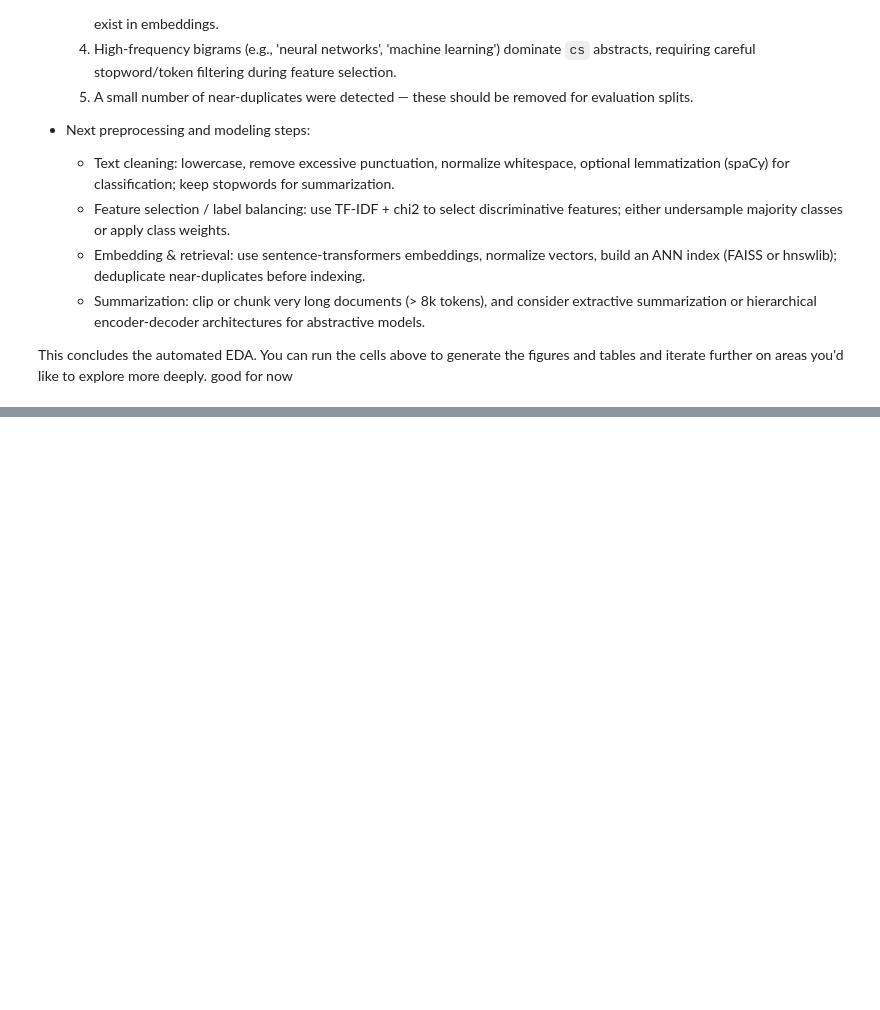
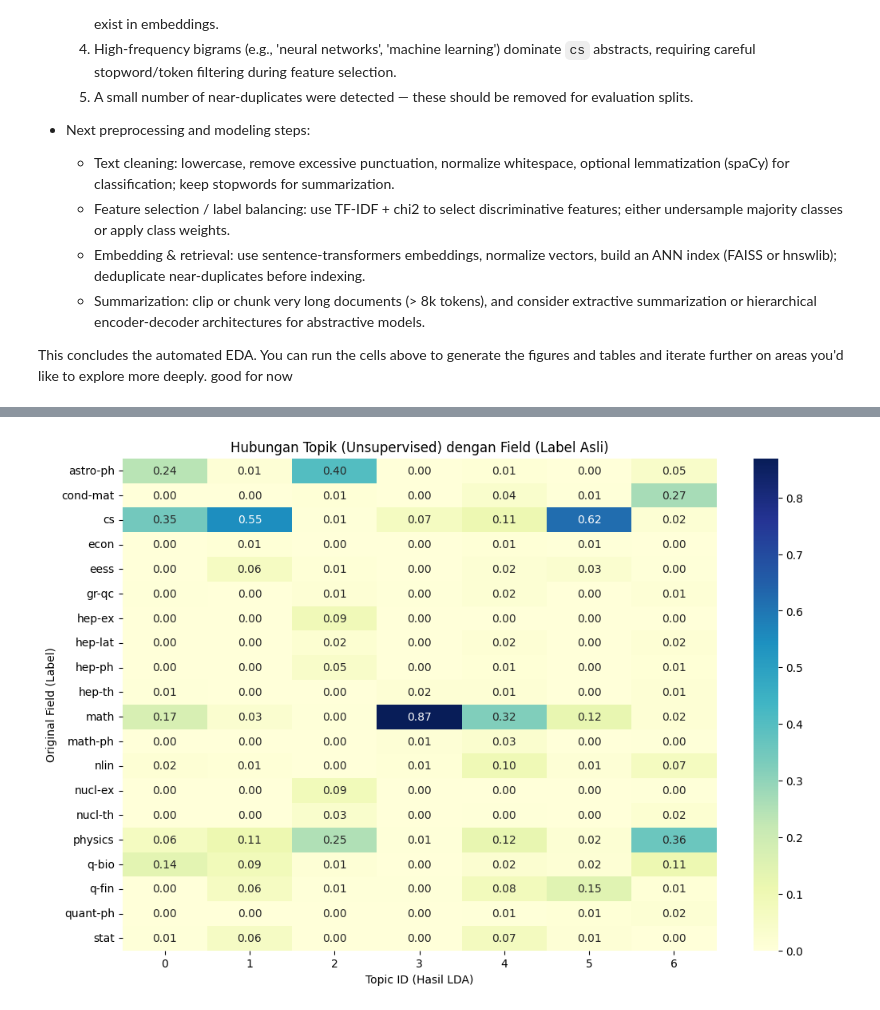
Before and after one commit to buatanalan/Tubes-NLP-PaperMatch, a Jupyter notebook: EDA_Arxiv_Classifier.ipynb, the cells around one changed output, grey strips where cells are left out. Drawn from its saved outputs; the diff is of its cells as text; code cells hidden in the pictures; blank space fills up the shorter version.

```diff
--- a/EDA_Arxiv_Classifier.ipynb
+++ b/EDA_Arxiv_Classifier.ipynb
@@ -807,0 +1214,79 @@ good for now
+# %%
+import pandas as pd
+import numpy as np
+import matplotlib.pyplot as plt
+import seaborn as sns
+from sklearn.feature_extraction.text import CountVectorizer
+from sklearn.decomposition import LatentDirichletAllocation
+
+# --- 1. PERSIAPAN DATA ---
+# LDA cukup berat komputasinya, kita gunakan sampel 20k-50k jika data > 100k
+# Sesuaikan n=... dengan kemampuan RAM Anda
+sample_size = 30000
+if len(train_df) > sample_size:
+    print(f"Mengambil sampel {sample_size} baris untuk LDA agar lebih cepat...")
+    df_lda = train_df.sample(n=sample_size, random_state=42).copy()
+else:
+    df_lda = train_df.copy()
+
+# Bersihkan null
+df_lda = df_lda.dropna(subset=['abstract', 'field'])
+
+# --- 2. VEKTORISASI (Bag of Words) ---
+# LDA bekerja dengan hitungan kata (Count), bukan TF-IDF
+print("Membuat matriks CountVectorizer...")
+tf_vectorizer = CountVectorizer(
+    max_df=0.95,      # Abaikan kata yang muncul di > 95% dokumen (terlalu umum)
+    min_df=2,         # Abaikan kata yang muncul < 2 kali
+    max_features=5000,# Ambil 5000 kata teratas saja
+    stop_words='english'
+)
+tf = tf_vectorizer.fit_transform(df_lda['abstract'])
+
+# --- 3. LATIH MODEL LDA ---
+# Kita coba cari 7 topik (bisa disesuaikan dengan jumlah Field unik Anda)
+n_topics = 7
+print(f"Sedang melatih model LDA dengan {n_topics} topik (ini mungkin memakan waktu 1-3 menit)...")
+
+lda = LatentDirichletAllocation(
+    n_components=n_topics,
+    max_iter=10,
+    learning_method='online',
+    random_state=42,
+    n_jobs=-1
+)
+lda.fit(tf)
+
+# --- 4. MENAMPILKAN KATA KUNCI PER TOPIK ---
+def print_top_words(model, feature_names, n_top_words):
+    print("\nTopik yang ditemukan:")
+    for topic_idx, topic in enumerate(model.components_):
+        message = f"Topic #{topic_idx}: "
+        message += ", ".join([feature_names[i] for i in topic.argsort()[:-n_top_words - 1:-1]])
+        print(message)
+    print()
+
+print_top_words(lda, tf_vectorizer.get_feature_names_out(), 10)
+
+# --- 5. ANALISIS HUBUNGAN: TOPIK VS FIELD ASLI ---
+# Kita ingin tahu: Topic 0 itu sebenarnya Field apa?
+
+# Dapatkan distribusi topik untuk setiap dokumen
+topic_values = lda.transform(tf)
+df_lda['dominant_topic'] = topic_values.argmax(axis=1)
+
+# Buat Crosstab: Field vs Dominant Topic
+topic_field_matrix = pd.crosstab(df_lda['field'], df_lda['dominant_topic'])
+
+# Normalisasi per kolom (Topic) agar kita tahu:
+# "Jika dokumen masuk Topic 0, berapa % kemungkinannya dia Field X?"
+topic_field_norm = topic_field_matrix.div(topic_field_matrix.sum(axis=0), axis=1)
+
+# Visualisasi Heatmap
+plt.figure(figsize=(12, 8))
+sns.heatmap(topic_field_norm, annot=True, fmt='.2f', cmap='YlGnBu')
+plt.title('Hubungan Topik (Unsupervised) dengan Field (Label Asli)')
+plt.xlabel('Topic ID (Hasil LDA)')
+plt.ylabel('Original Field (Label)')
+plt.show()
+# %% [output]
@@ -807,0 +1305 @@ good for now
+[figure, added]
```
Also changed, not shown: parts of 15 cells of this notebook, 2 other files.
